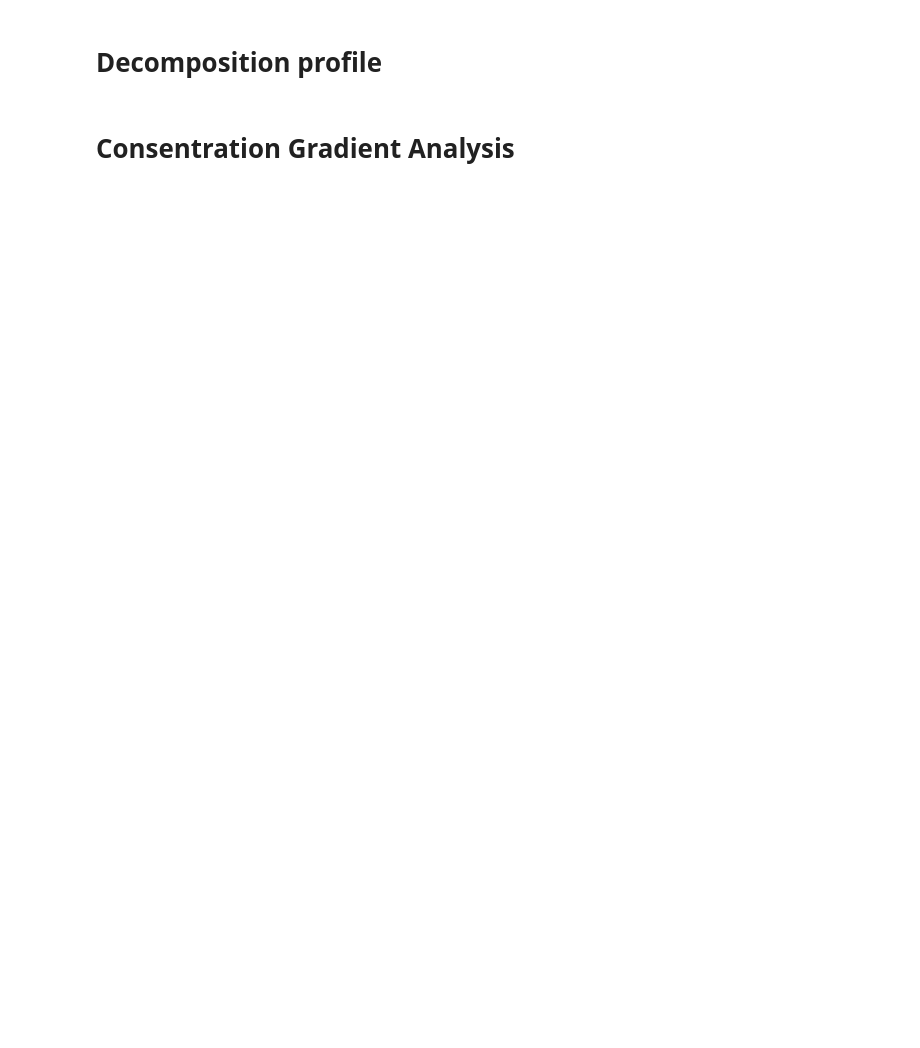
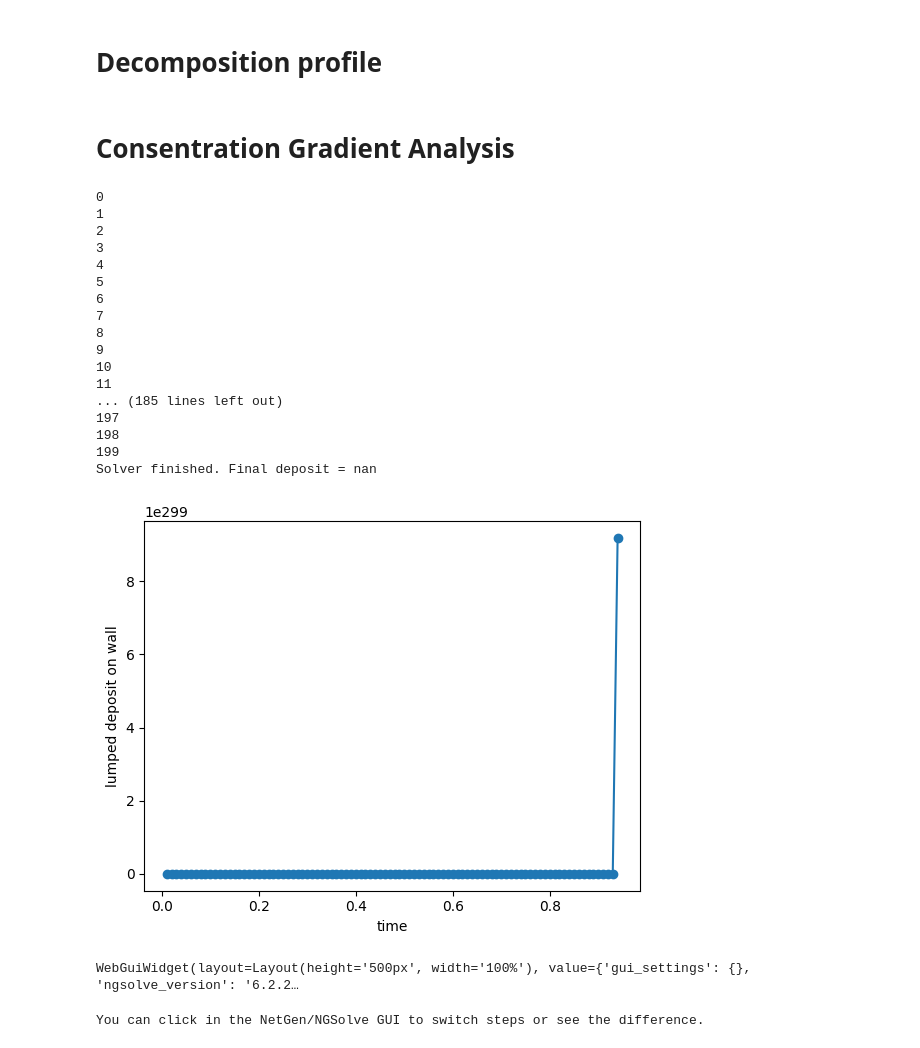
Before and after one commit to TrymNOHG/electro-filter, a Jupyter notebook: NSSolver.ipynb, the cells around one changed output. Saved outputs shown, nothing was run; the diff lists cells and outputs as text; code cells hidden in the pictures; blank space fills up the shorter version.

```diff
--- a/NSSolver.ipynb
+++ b/NSSolver.ipynb
@@ -1532,6 +1555,15 @@ import netgen.meshing as meshing
 from netgen.geom2d import SplineGeometry
 from ngsolve import *
 from ngsolve.webgui import Draw
+import pyvista as pv
+import glob
+
+def vtk_to_png(vtk_path,output_filename):
+    mesh = pv.read(vtk_path)
+    plotter = pv.Plotter(off_screen=True)
+    plotter.add_mesh(mesh, scalars="c_timeline", cmap="viridis", clim=[0, 1])
+    plotter.screenshot(output_filename)
+    plotter.close()
 
 def SolveKineticDeposition_WithRemoval(
     mesh,
@@ -1588,17 +1620,30 @@ def SolveKineticDeposition_WithRemoval(
     c_timeline = GridFunction(fes_c, multidim=0)
     c_timeline.AddMultiDimComponent(c.vec)
 
+    vtk = VTKOutput(ma=mesh,
+                    coefs=[c_timeline],
+                    names=["c_timeline"],
+                    filename="vtk_output/c_timeline",
+                    subdivision=0,
+                    legacy=False)
+    vtk.Do() # Save VTK for initial concentration
+
     times = []
     deposit_vals = []
+    concentrations = []
 
     nsteps = int(T/dt)
     for step in range(nsteps):
+        print(step)
         tcur = (step+1)*dt
 
         rhs_vec.data = mass.mat * old_sol
         c.vec.data = inv_mat * rhs_vec   # direct solve
-
         c_timeline.AddMultiDimComponent(c.vec)
+        concentrations.append(c.vec.CreateVector())
+        concentrations[-1].data = c.vec
+        if step == nsteps//2:
+            vtk.Do() # Save VTK for middle concentration state
         old_sol.data = c.vec
 
         # measure deposit on wall
@@ -1610,7 +1655,9 @@ def SolveKineticDeposition_WithRemoval(
         times.append(tcur)
         deposit_vals.append(lumps_deposit)
 
-    return c_timeline, times, deposit_vals
+    vtk.Do() # Save VTK for end concentration gradient
+
+    return c_timeline, times, deposit_vals, concentrations
 
 if __name__=="__main__":
     geo = SplineGeometry()
@@ -1621,43 +1668,71 @@ if __name__=="__main__":
     velocity_cf = CoefficientFunction( (4*y*(1-y), 0) )
     E_cf       = CoefficientFunction( (0, 1.0) )
 
-    c_hist, times, deposit = SolveKineticDeposition_WithRemoval(
+    c_hist, times, deposit, concentrations = SolveKineticDeposition_WithRemoval(
         mesh=mesh,
         velocity_cf=velocity_cf,
         E_cf=E_cf,
         D=1e-3,
-        mu_e=1e-1,
+        mu_e=1e-4,
         dt=0.01,
         T=2.0,
         c0_value=0.5,
         inflow_c=1.0,
         kd=2.0
     )
 
     print("Solver finished. Final deposit =", deposit[-1])
 
     # (A) Show deposit vs time
     import matplotlib.pyplot as plt
     plt.figure()
     plt.plot(times, deposit, marker='o')
     plt.xlabel("time")
     plt.ylabel("lumped deposit on wall")
     plt.show()
 
     # (B) Visualize the entire concentration field in NGSolve
     #     c_hist is a 'multidim' GF. By default, it starts with index=0 (the initial).
-    Draw(c_hist, mesh, "c_over_time")
+    # Draw(c_hist, mesh, "c_over_time")
+    i = 1
+    for file in sorted(glob.glob("./vtk_output/c_timeline*.vtu")):
+        vtk_to_png(file, f"c_timeline_{i}")
+        i += 1
 
-    # You can do: c_hist.SetActiveComponent(k) to see the solution at time-step k
-    # For example:
-    final_idx = c_hist.ncomponents - 1
-    c_hist.SetActiveComponent(final_idx)  # see the final distribution
+    fes = c_hist.space
+    ndof = fes.ndof
+    c_hist = concentrations
 
-    # (C) If you want to see "before minus after", or any difference:
-    fes = c_hist.space
-    c_diff = GridFunction(fes, "difference")
+    first_sol = GridFunction(fes)
+    final_sol = GridFunction(fes)
 
-    c_diff.vec.data = c_hist[final_idx] - c_hist[0]
+    first_sol.vec.data = c_hist[0]
+    final_sol.vec.data = c_hist[-1]
+
+    c_diff = GridFunction(fes, name="difference")
+    c_diff.vec.data = final_sol.vec.data - first_sol.vec.data
+
     Draw(c_diff, mesh, "difference_final_minus_initial")
 
     print("You can click in the NetGen/NGSolve GUI to switch steps or see the difference.")
+# %% [output]
+0
+1
+2
+3
+4
+5
+6
+7
+8
+9
+10
+11
+... (185 lines left out)
+197
+198
+199
+Solver finished. Final deposit = nan
+[figure, added]
+WebGuiWidget(layout=Layout(height='500px', width='100%'), value={'gui_settings': {}, 'ngsolve_version': '6.2.2…
+You can click in the NetGen/NGSolve GUI to switch steps or see the difference.
```
Also changed, not shown: parts of 4 cells of this notebook, 1 other file.
